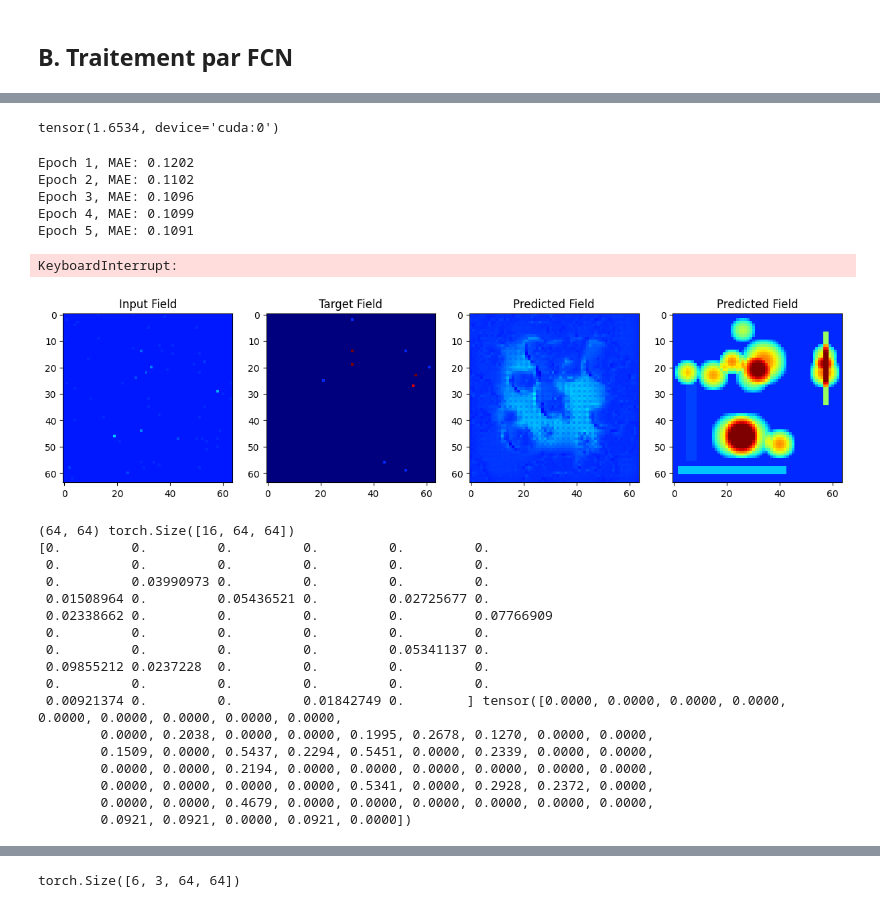
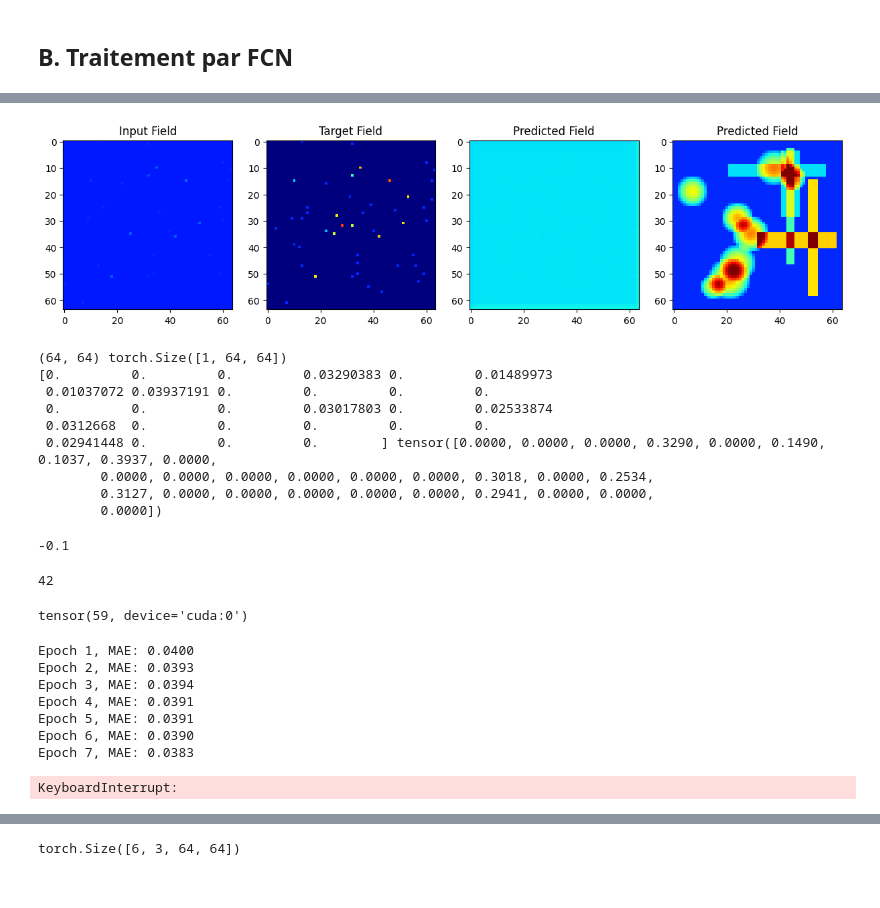
Before and after one commit to nanopiero/fusion_2d_od, a Jupyter notebook: notebooks/build_fusion_2d_of_problem.ipynb, the cells around one changed output, grey strips where cells are left out. Cells and saved outputs as stored; diff of their text form; code cells hidden in the pictures.

```diff
--- a/notebooks/build_fusion_2d_of_problem.ipynb
+++ b/notebooks/build_fusion_2d_of_problem.ipynb
@@ -423,7 +427,7 @@ class TinyTransformer(nn.Module):
 
 # Function to partition gauges
 
-def part_gauges(xy):
+def part_gauges(xy, eval=False):
     bs, num_points, _ = xy.shape
     device = xy.device
 
@@ -440,8 +444,9 @@ def part_gauges(xy):
 
     # Apply mask to set values to -0.1 (apply to the last dimension only)
     x[:, :, 3][~mask] = -0.1  # Mask target values in x (inputs)
-    y[:, :, 3][mask] = -0.1  # Mask input values in y (targets)
-
+    # y[:, :, 3][mask] = -0.1  # Mask input values in y (targets)
+    if eval == True:
+      x = y
     return x, y
 
 # Training loop
@@ -462,7 +467,7 @@ def train_transformer(model, dataloader, num_epochs=10, lr=1e-4):
             gauges = gauges.to(device)
             x, y = part_gauges(gauges)
             x, y = x.to(device), y.to(device)
-
+            x[:,:2] = 1./64 * x[:,:2]
             optimizer.zero_grad()
 
             pred = model(x)
@@ -549,8 +553,8 @@ def project_to_grid(x, y):
 # Loss function
 def masked_mae_loss(pred, target):
     mask = target != -0.1
-    loss = torch.abs(pred - target) * mask
-    return loss.sum() / mask.sum()
+    loss = torch.abs(pred - target)[mask]
+    return loss.mean()
 
 # Visualization function
 def visualize_unet_output(model, dataloader):
@@ -567,7 +571,7 @@ def visualize_unet_output(model, dataloader):
             x, y = x.to(device), y.to(device)
 
             proj_x, proj_y = project_to_grid(x, y)
-            proj_x[0,1] /= 10.
+            proj_x[:,1] /= 10.
             pred = model(proj_x)
 
             # Convert to numpy for visualization
@@ -593,26 +597,45 @@ def visualize_unet_output(model, dataloader):
 # %%
 # Create UNet model and loader
 from fusion_2d_od.utile_denoising import UNet
 
 ch_in = 2
 ch_out = 1
 size = 16
 
 # Instanciation :
 model = UNet(ch_in, ch_out, size)
 optimizer = torch.optim.Adam(model.parameters(), lr=0.001)
 gauge_loader = DataLoader(gauge_dataset, batch_size=1, shuffle=True, num_workers=4)
-gauges, ground_truth, x, y, proj_x, proj_y = visualize_unet_output(unet_model, gauge_loader)
+gauges, ground_truth, x, y, proj_x, proj_y = visualize_unet_output(model, gauge_loader)
+# %% [output]
+[figure, added]
+(64, 64) torch.Size([1, 64, 64])
+[0.         0.         0.         0.03290383 0.         0.01489973
+ 0.01037072 0.03937191 0.         0.         0.         0.
+ 0.         0.         0.         0.03017803 0.         0.02533874
+ 0.0312668  0.         0.         0.         0.         0.
+ 0.02941448 0.         0.         0.        ] tensor([0.0000, 0.0000, 0.0000, 0.3290, 0.0000, 0.1490, 0.1037, 0.3937, 0.0000,
+        0.0000, 0.0000, 0.0000, 0.0000, 0.0000, 0.0000, 0.3018, 0.0000, 0.2534,
+        0.3127, 0.0000, 0.0000, 0.0000, 0.0000, 0.0000, 0.2941, 0.0000, 0.0000,
+        0.0000])
+# %%
+np.min(proj_y)
+# %% [output]
+-0.1
 # %%
-torch.max(proj_x[:,1])
+torch.numel(proj_x[0,1][proj_x[0,1] >= 0])
 # %% [output]
-tensor(1.6534, device='cuda:0')
+42
+# %%
+(proj_y[0] >= 0).sum()
+# %% [output]
+tensor(59, device='cuda:0')
 # %%
 
 
 # Training loop
-gauge_loader = DataLoader(gauge_dataset, batch_size=16, shuffle=True, num_workers=4)
-num_epochs = 10
+gauge_loader = DataLoader(gauge_dataset, batch_size=16, shuffle=True, num_workers=2)
+num_epochs = 50
 device = torch.device("cuda" if torch.cuda.is_available() else "cpu")
 model = model.to(device)
 for epoch in range(num_epochs):
@@ -637,30 +660,11 @@ for epoch in range(num_epochs):
 
     print(f"Epoch {epoch + 1}, MAE: {total_loss / count:.4f}")
 # %% [output]
-Epoch 1, MAE: 0.1202
-Epoch 2, MAE: 0.1102
-Epoch 3, MAE: 0.1096
-Epoch 4, MAE: 0.1099
-Epoch 5, MAE: 0.1091
+Epoch 1, MAE: 0.0400
+Epoch 2, MAE: 0.0393
+Epoch 3, MAE: 0.0394
+Epoch 4, MAE: 0.0391
+Epoch 5, MAE: 0.0391
+Epoch 6, MAE: 0.0390
+Epoch 7, MAE: 0.0383
 KeyboardInterrupt:
-# %%
-gauges, ground_truth, x, y, proj_x, proj_y = visualize_unet_output(model, gauge_loader)
-# %% [output]
-[figure, removed]
-(64, 64) torch.Size([16, 64, 64])
-[0.         0.         0.         0.         0.         0.
- 0.         0.         0.         0.         0.         0.
- 0.         0.03990973 0.         0.         0.         0.
- 0.01508964 0.         0.05436521 0.         0.02725677 0.
- 0.02338662 0.         0.         0.         0.         0.07766909
- 0.         0.         0.         0.         0.         0.
- 0.         0.         0.         0.         0.05341137 0.
- 0.09855212 0.0237228  0.         0.         0.         0.
- 0.         0.         0.         0.         0.         0.
- 0.00921374 0.         0.         0.01842749 0.        ] tensor([0.0000, 0.0000, 0.0000, 0.0000, 0.0000, 0.0000, 0.0000, 0.0000, 0.0000,
-        0.0000, 0.2038, 0.0000, 0.0000, 0.1995, 0.2678, 0.1270, 0.0000, 0.0000,
-        0.1509, 0.0000, 0.5437, 0.2294, 0.5451, 0.0000, 0.2339, 0.0000, 0.0000,
-        0.0000, 0.0000, 0.2194, 0.0000, 0.0000, 0.0000, 0.0000, 0.0000, 0.0000,
-        0.0000, 0.0000, 0.0000, 0.0000, 0.5341, 0.0000, 0.2928, 0.2372, 0.0000,
-        0.0000, 0.0000, 0.4679, 0.0000, 0.0000, 0.0000, 0.0000, 0.0000, 0.0000,
-        0.0921, 0.0921, 0.0000, 0.0921, 0.0000])
```
Also changed, not shown: parts of 11 cells of this notebook.
